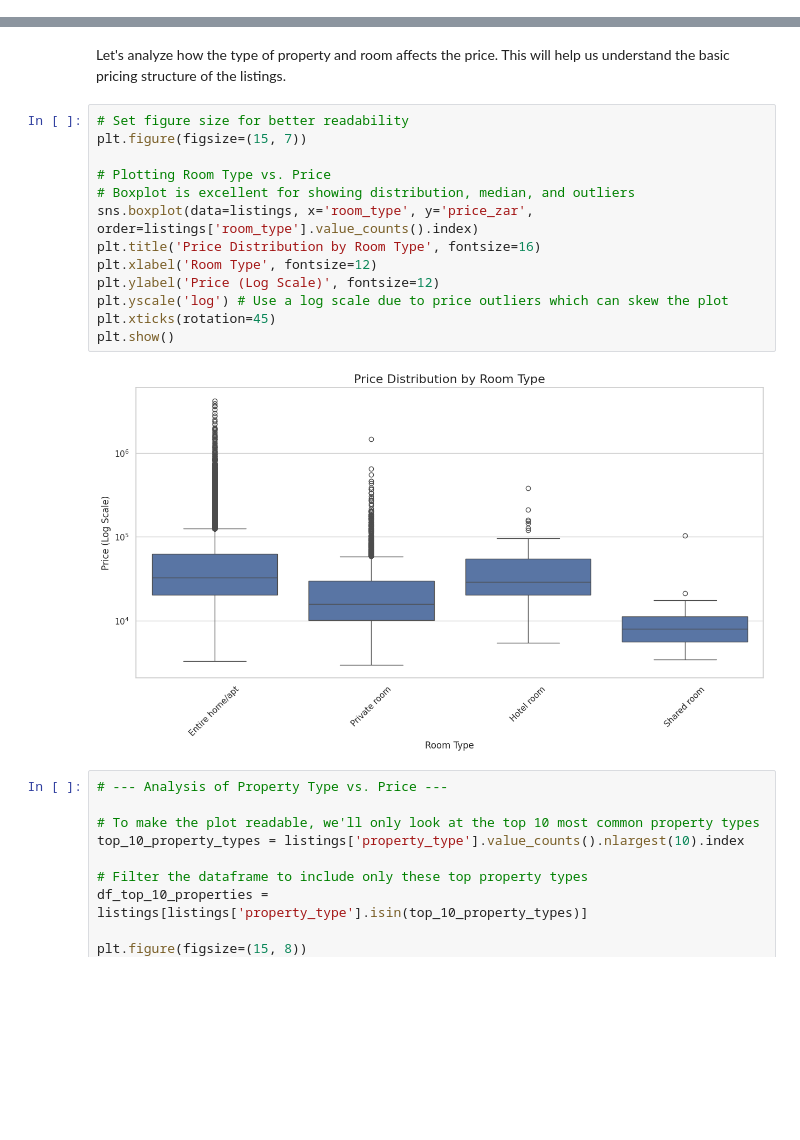
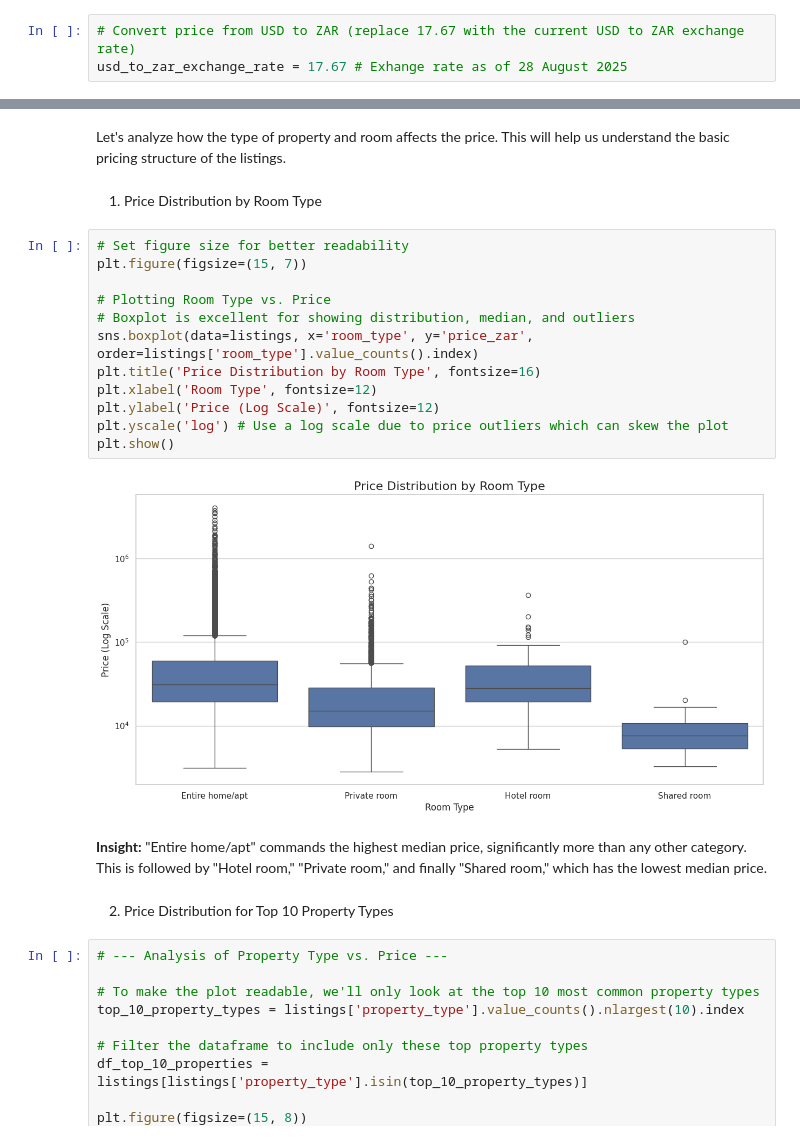
Before and after one commit to nkosanamolefe/dynamic-pricing-for-airbnb, a Jupyter notebook: notebook/Dynamic_Pricing_for_Airbnb_Cape Town.ipynb, the cells around one changed output, grey strips where cells are left out. Drawn from its saved outputs; the diff is of its cells as text; blank space fills up the shorter version.

```diff
--- a/notebook/Dynamic_Pricing_for_Airbnb_Cape Town.ipynb
+++ b/notebook/Dynamic_Pricing_for_Airbnb_Cape Town.ipynb
@@ -167,3 +163,6 @@ calendar.isnull().mean().sort_values(ascending=False).head(20)
 dtype: float64
 # %% [markdown]
 ## Data Cleaning
+# %%
+# Convert price from USD to ZAR (replace 17.67 with the current USD to ZAR exchange rate)
+usd_to_zar_exchange_rate = 17.67 # Exhange rate as of 28 August 2025
@@ -290,21 +253,26 @@ Concentrating on the `listings` dataframe to understand the inherent characteris
 #### Property and Room Type
 # %% [markdown]
 Let's analyze how the type of property and room affects the price. This will help us understand the basic pricing structure of the listings.
+# %% [markdown]
+1. Price Distribution by Room Type
 # %%
 # Set figure size for better readability
 plt.figure(figsize=(15, 7))
 
 # Plotting Room Type vs. Price
 # Boxplot is excellent for showing distribution, median, and outliers
 sns.boxplot(data=listings, x='room_type', y='price_zar', order=listings['room_type'].value_counts().index)
 plt.title('Price Distribution by Room Type', fontsize=16)
 plt.xlabel('Room Type', fontsize=12)
 plt.ylabel('Price (Log Scale)', fontsize=12)
 plt.yscale('log') # Use a log scale due to price outliers which can skew the plot
-plt.xticks(rotation=45)
 plt.show()
 # %% [output]
-[figure, old version]
+[figure, new version]
+# %% [markdown]
+**Insight:** "Entire home/apt" commands the highest median price, significantly more than any other category. This is followed by "Hotel room," "Private room," and finally "Shared room," which has the lowest median price.
+# %% [markdown]
+2. Price Distribution for Top 10 Property Types
 # %%
 # --- Analysis of Property Type vs. Price ---
 
```
Also changed, not shown: parts of 59 cells of this notebook.
